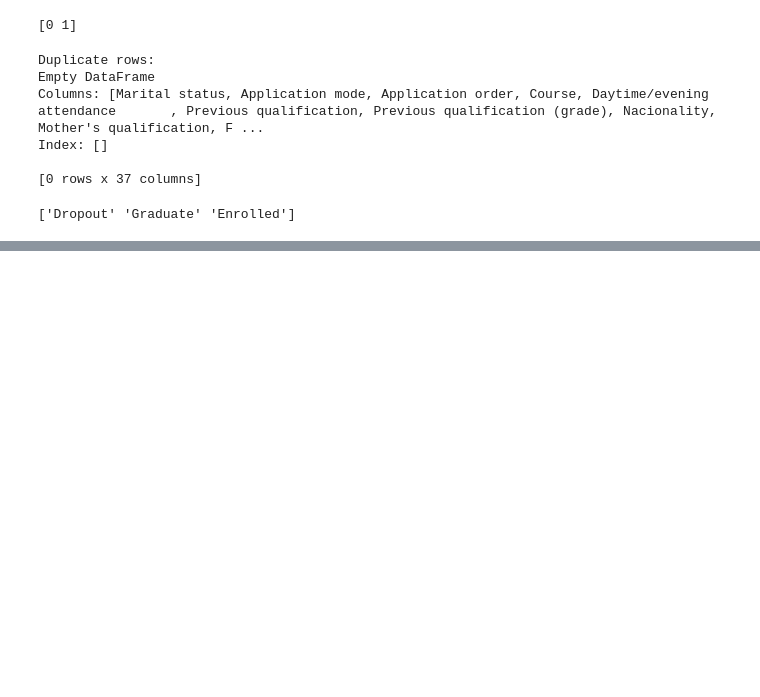
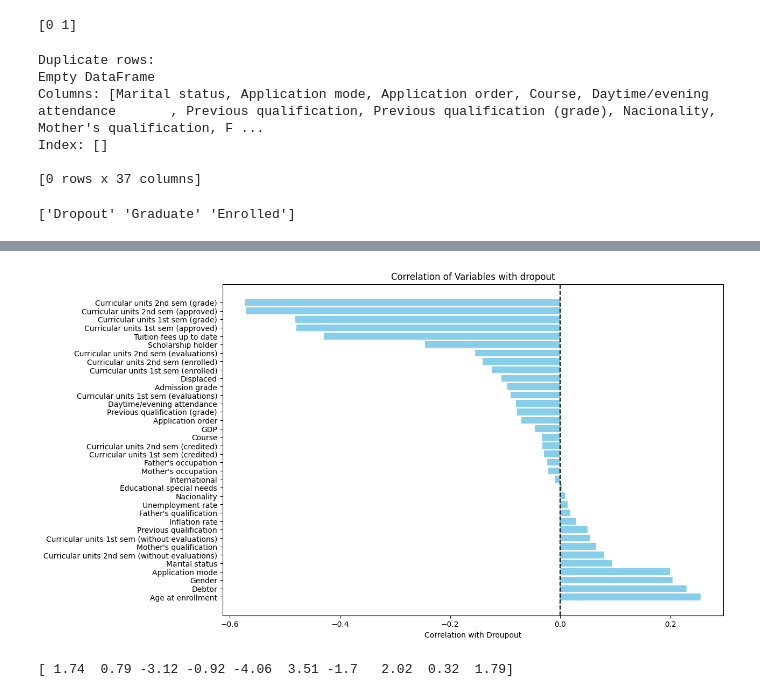
Before and after one commit to Glory995/StudentDroupoutPrediction, a Jupyter notebook: studentdroupout.ipynb, the cells around one changed output, grey strips where cells are left out. Saved outputs shown, nothing was run; the diff lists cells and outputs as text; code cells hidden in the pictures; blank space fills up the shorter version.

```diff
--- a/studentdroupout.ipynb
+++ b/studentdroupout.ipynb
@@ -296,0 +368,61 @@ Name: Target, dtype: float64
+# %%
+import pandas as pd
+import matplotlib.pyplot as plt
+
+# Sample data for correlations (you can use your own correlation values)
+correlations = {
+    "Age at enrollment": 0.254215,
+    "Debtor": 0.229407,
+    "Gender": 0.203983,
+    "Application mode": 0.198458,
+    "Marital status": 0.093712,
+    "Curricular units 2nd sem (without evaluations)": 0.079901,
+    "Mother's qualification": 0.064958,
+    "Curricular units 1st sem (without evaluations)": 0.054230,
+    "Previous qualification": 0.049379,
+    "Inflation rate": 0.027826,
+    "Father's qualification": 0.018295,
+    "Unemployment rate": 0.012980,
+    "Nacionality": 0.008346,
+    "Educational special needs": 0.002806,
+    "International": -0.010360,
+    "Mother's occupation": -0.021999,
+    "Father's occupation": -0.024260,
+    "Curricular units 1st sem (credited)": -0.029308,
+    "Curricular units 2nd sem (credited)": -0.033038,
+    "Course": -0.033676,
+    "GDP": -0.046319,
+    "Application order": -0.070485,
+    "Previous qualification (grade)": -0.078208,
+    "Daytime/evening attendance": -0.080499,
+    "Curricular units 1st sem (evaluations)": -0.090125,
+    "Admission grade": -0.095806,
+    "Displaced": -0.107232,
+    "Curricular units 1st sem (enrolled)": -0.124635,
+    "Curricular units 2nd sem (enrolled)": -0.141515,
+    "Curricular units 2nd sem (evaluations)": -0.154999,
+    "Scholarship holder": -0.245354,
+    "Tuition fees up to date": -0.429149,
+    "Curricular units 1st sem (approved)": -0.479112,
+    "Curricular units 1st sem (grade)": -0.480669,
+    "Curricular units 2nd sem (approved)": -0.569500,
+    "Curricular units 2nd sem (grade)": -0.571792
+}
+
+
+# Convert dictionary to a dataframe and sort by correlation value
+corr_df = pd.DataFrame(list(correlations.items()), columns=['Variable', 'Correlation']).sort_values(by='Correlation', ascending=False)
+
+# Bar plot
+plt.figure(figsize=(12, 8))
+plt.barh(corr_df['Variable'], corr_df['Correlation'], color='skyblue')
+plt.xlabel('Correlation with Droupout')
+plt.title('Correlation of Variables with dropout')
+plt.axvline(x=0, color='black', linestyle='--')
+plt.show()
+# %% [output]
+[figure, added]
+# %%
+print(data['GDP'].unique())
+# %% [output]
+[ 1.74  0.79 -3.12 -0.92 -4.06  3.51 -1.7   2.02  0.32  1.79]
```
Also changed, not shown: parts of 19 cells of this notebook.
